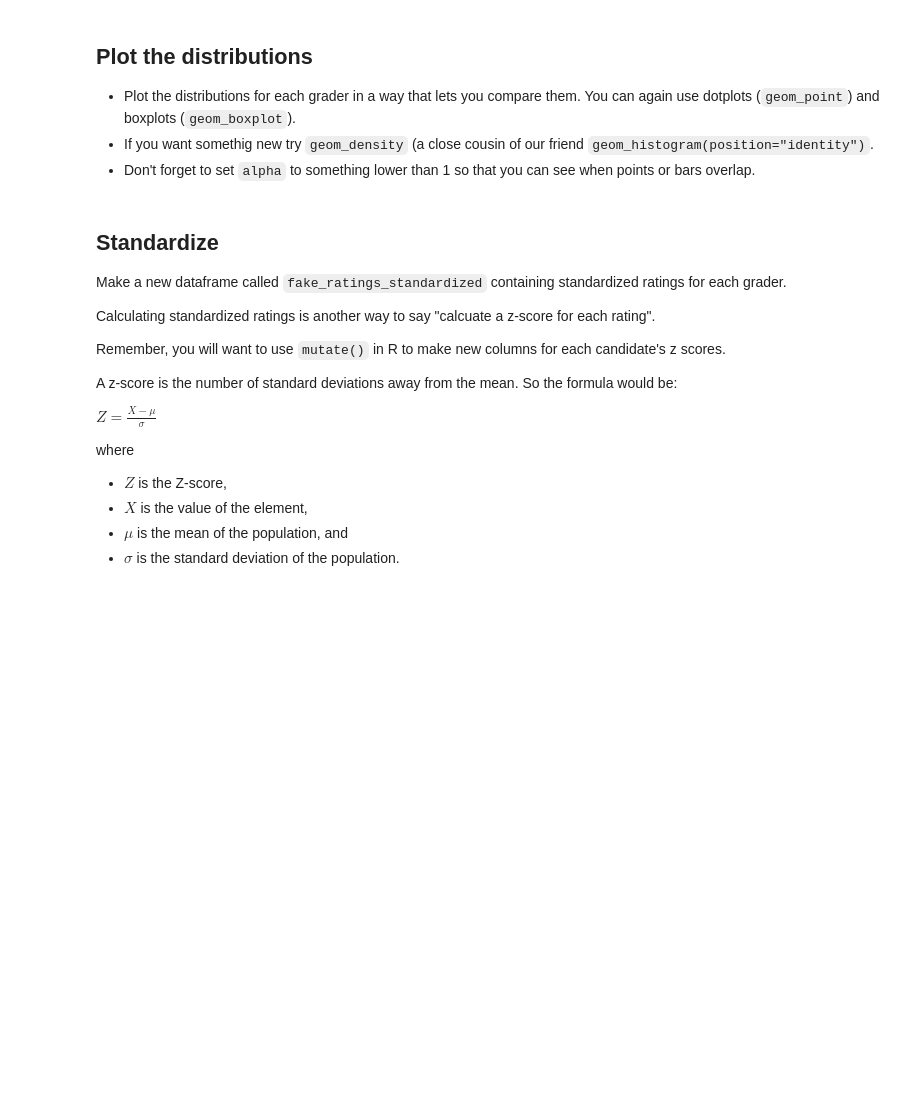
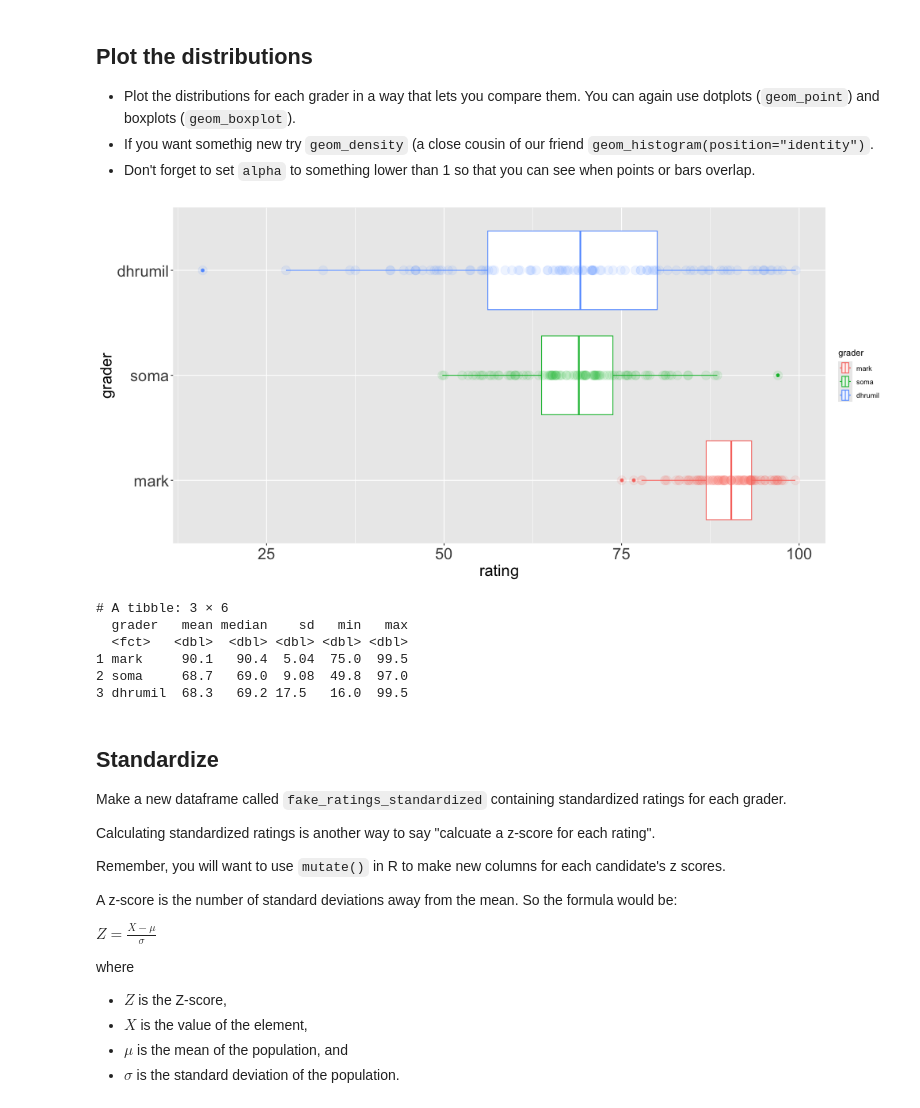
Before and after one commit to data4news/zscores-super-stats, a Jupyter notebook: notebook.ipynb, the cells around one changed output. Drawn from its saved outputs; the diff is of its cells as text; code cells hidden in the pictures; blank space fills up the shorter version.

```diff
--- a/notebook.ipynb
+++ b/notebook.ipynb
@@ -72,0 +106,10 @@ This will prove useful when plotting.
+# %%
+%%R
+
+fake_ratings_long <- fake_ratings |>
+    pivot_longer(cols = everything(), names_to = "grader", values_to = "rating") |>
+    mutate(
+        grader = factor(grader, levels = c('mark', 'soma', 'dhrumil'))
+    )
+
+fake_ratings_long
@@ -79,11 +138,37 @@ This will prove useful when plotting.
 # %%
 %%R -w 1000 -o fake_ratings
 
 # plot the distributions for each grader
+
+fake_ratings_long |>
+    ggplot() +
+    aes(y=grader, x=rating, color=grader) +
+    geom_boxplot() +
+    geom_point(alpha=0.1, size=5) +
+    theme(axis.title = element_text(size = 20),
+          axis.text = element_text(size=20))
+# %% [output]
+[figure, added]
 # %%
 %%R
 
 # get the summary statistics for each grader
+fake_ratings_long |>
+    group_by(grader) |>
+    summarise(
+        mean = mean(rating),
+        median = median(rating),
+        sd = sd(rating),
+        min = min(rating),
+        max = max(rating)
+    )
+# %% [output]
+# A tibble: 3 × 6
+  grader   mean median    sd   min   max
+  <fct>   <dbl>  <dbl> <dbl> <dbl> <dbl>
+1 mark     90.1   90.4  5.04  75.0  99.5
+2 soma     68.7   69.0  9.08  49.8  97.0
+3 dhrumil  68.3   69.2 17.5   16.0  99.5
 # %% [markdown]
 ## Standardize
 
```
Also changed, not shown: parts of 12 cells of this notebook.
